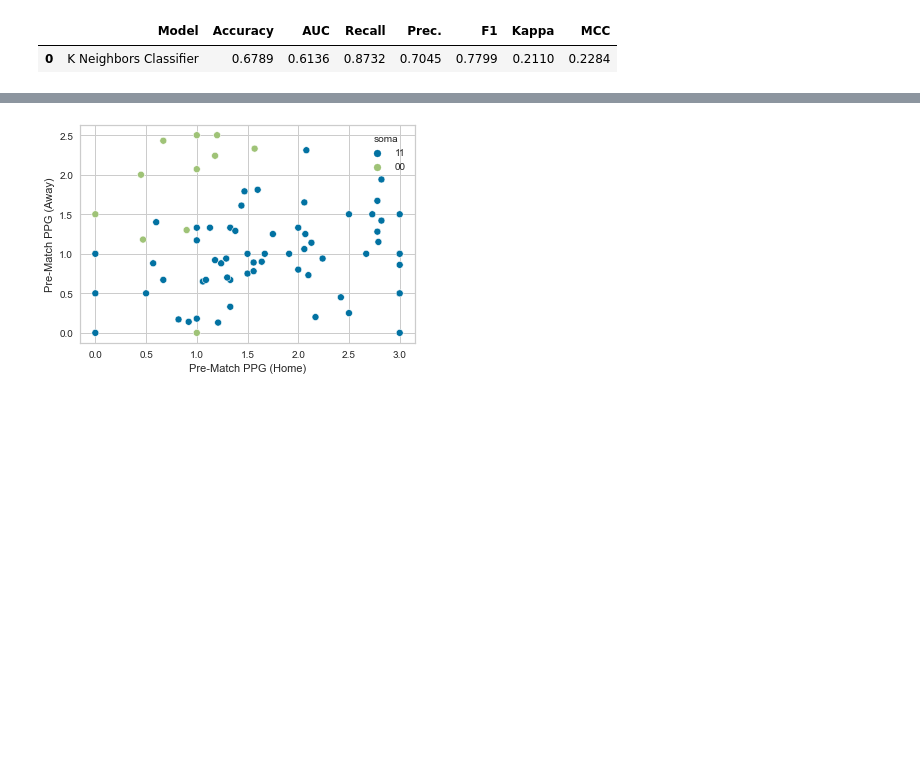
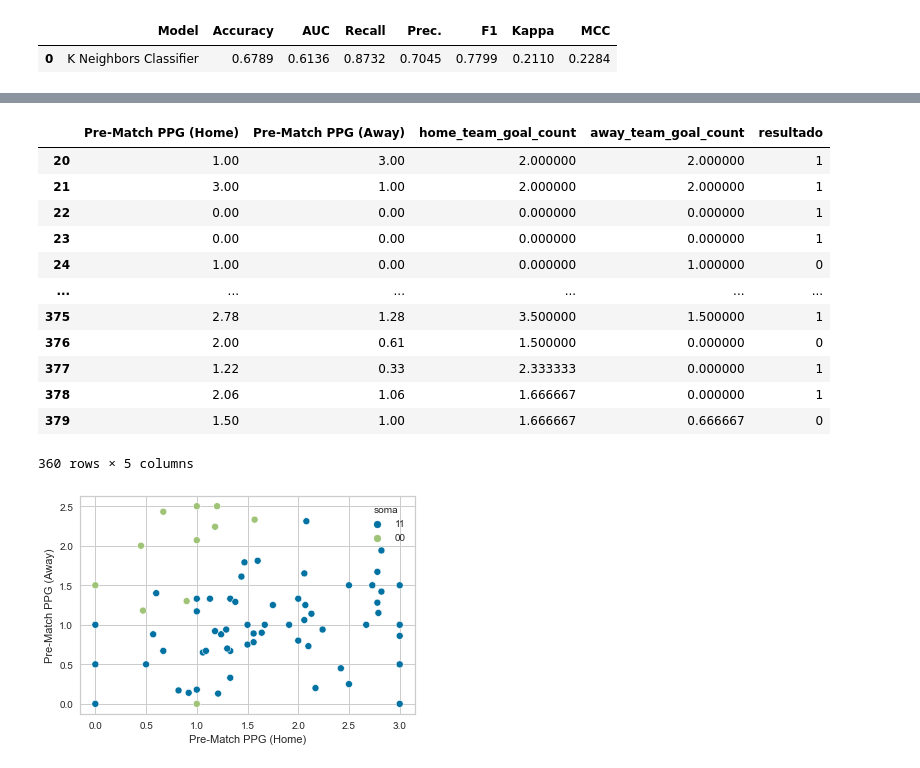
Before and after one commit to guilhermelt-22/final_project, a Jupyter notebook: criacao_de_modelo.ipynb, the cells around one changed output, grey strips where cells are left out. Saved outputs shown, nothing was run; the diff lists cells and outputs as text; code cells hidden in the pictures; blank space fills up the shorter version.

```diff
--- a/criacao_de_modelo.ipynb
+++ b/criacao_de_modelo.ipynb
@@ -336,3 +340,19 @@ previsao
+# %%
+classification
+# %% [output]
+|  | Pre-Match PPG (Home) | Pre-Match PPG (Away) | home_team_goal_count | away_team_goal_count | resultado |
+| 20 | 1.00 | 3.00 | 2.000000 | 2.000000 | 1 |
+| 21 | 3.00 | 1.00 | 2.000000 | 2.000000 | 1 |
+| 22 | 0.00 | 0.00 | 0.000000 | 0.000000 | 1 |
+| 23 | 0.00 | 0.00 | 0.000000 | 0.000000 | 1 |
+| 24 | 1.00 | 0.00 | 0.000000 | 1.000000 | 0 |
+| ... | ... | ... | ... | ... | ... |
+| 375 | 2.78 | 1.28 | 3.500000 | 1.500000 | 1 |
+| 376 | 2.00 | 0.61 | 1.500000 | 0.000000 | 0 |
+| 377 | 1.22 | 0.33 | 2.333333 | 0.000000 | 1 |
+| 378 | 2.06 | 1.06 | 1.666667 | 0.000000 | 1 |
+| 379 | 1.50 | 1.00 | 1.666667 | 0.666667 | 0 |
+360 rows × 5 columns
 # %%
 # casos em que houve o acerto
 sns.scatterplot(data = previsao.query('resultado == Label'), x = 'Pre-Match PPG (Home)', y ='Pre-Match PPG (Away)',hue = 'soma')
```
Also changed, not shown: parts of 2 cells of this notebook, 6 other files.
